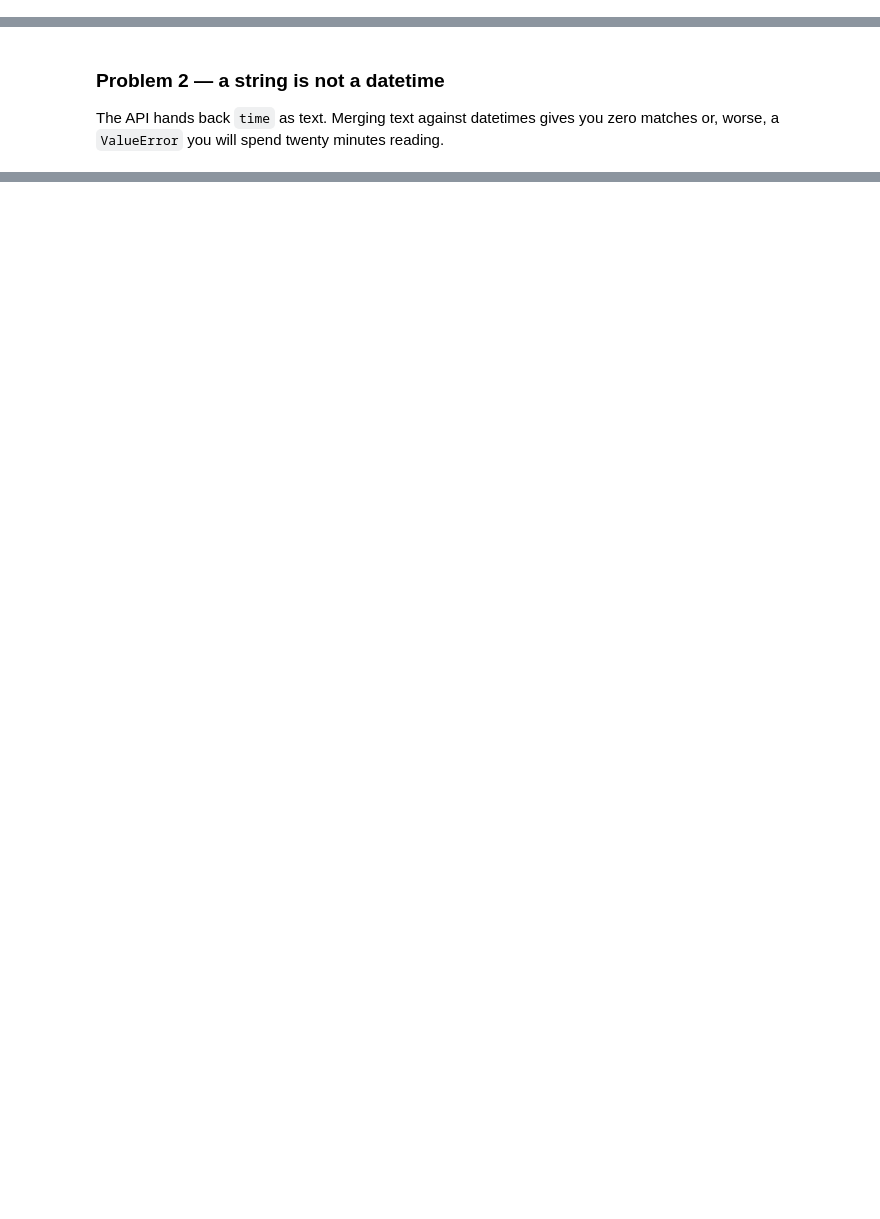
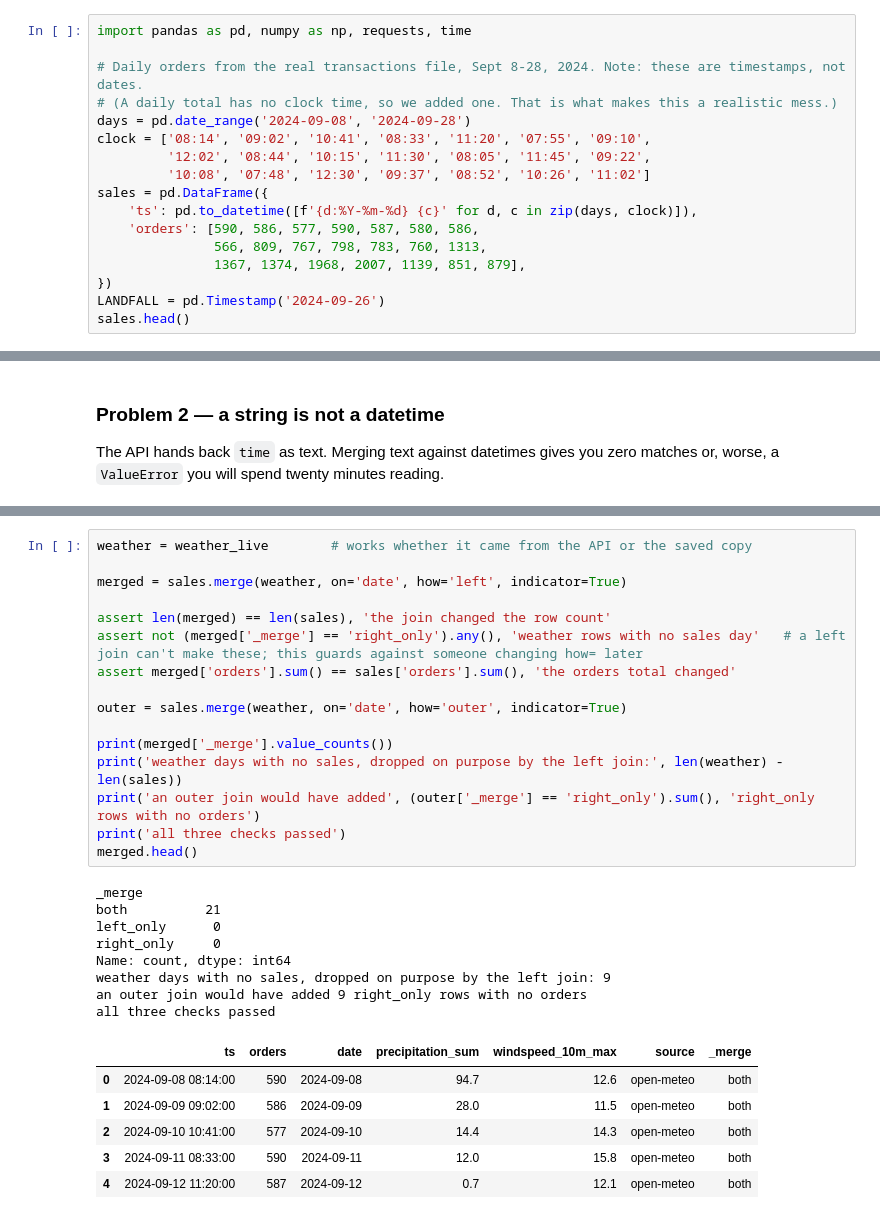
Before and after one commit to simichakravarty16/walmart-hurricane-project, a Jupyter notebook: notebooks/scratch/2026-10-21 — Weather API Join — Studio.ipynb, the cells around one changed output, grey strips where cells are left out. Cells and saved outputs as stored; diff of their text form; blank space fills up the shorter version.

```diff
--- a/notebooks/scratch/2026-10-21 — Weather API Join — Studio.ipynb
+++ b/notebooks/scratch/2026-10-21 — Weather API Join — Studio.ipynb
@@ -41,0 +132,17 @@ sales.head()
+# %%
+import pandas as pd, numpy as np, requests, time
+
+# Daily orders from the real transactions file, Sept 8-28, 2024. Note: these are timestamps, not dates.
+# (A daily total has no clock time, so we added one. That is what makes this a realistic mess.)
+days = pd.date_range('2024-09-08', '2024-09-28')
+clock = ['08:14', '09:02', '10:41', '08:33', '11:20', '07:55', '09:10',
+         '12:02', '08:44', '10:15', '11:30', '08:05', '11:45', '09:22',
+         '10:08', '07:48', '12:30', '09:37', '08:52', '10:26', '11:02']
+sales = pd.DataFrame({
+    'ts': pd.to_datetime([f'{d:%Y-%m-%d} {c}' for d, c in zip(days, clock)]),
+    'orders': [590, 586, 577, 590, 587, 580, 586,
+               566, 809, 767, 798, 783, 760, 1313,
+               1367, 1374, 1968, 2007, 1139, 851, 879],
+})
+LANDFALL = pd.Timestamp('2024-09-26')
+sales.head()
@@ -307,0 +296,31 @@ all sales days preserved: True
+# %%
+weather = weather_live        # works whether it came from the API or the saved copy
+
+merged = sales.merge(weather, on='date', how='left', indicator=True)
+
+assert len(merged) == len(sales), 'the join changed the row count'
+assert not (merged['_merge'] == 'right_only').any(), 'weather rows with no sales day'   # a left join can't make these; this guards against someone changing how= later
+assert merged['orders'].sum() == sales['orders'].sum(), 'the orders total changed'
+
+outer = sales.merge(weather, on='date', how='outer', indicator=True)
+
+print(merged['_merge'].value_counts())
+print('weather days with no sales, dropped on purpose by the left join:', len(weather) - len(sales))
+print('an outer join would have added', (outer['_merge'] == 'right_only').sum(), 'right_only rows with no orders')
+print('all three checks passed')
+merged.head()
+# %% [output]
+_merge
+both          21
+left_only      0
+right_only     0
+Name: count, dtype: int64
+weather days with no sales, dropped on purpose by the left join: 9
+an outer join would have added 9 right_only rows with no orders
+all three checks passed
+|  | ts | orders | date | precipitation_sum | windspeed_10m_max | source | _merge |
+| 0 | 2024-09-08 08:14:00 | 590 | 2024-09-08 | 94.7 | 12.6 | open-meteo | both |
+| 1 | 2024-09-09 09:02:00 | 586 | 2024-09-09 | 28.0 | 11.5 | open-meteo | both |
+| 2 | 2024-09-10 10:41:00 | 577 | 2024-09-10 | 14.4 | 14.3 | open-meteo | both |
+| 3 | 2024-09-11 08:33:00 | 590 | 2024-09-11 | 12.0 | 15.8 | open-meteo | both |
+| 4 | 2024-09-12 11:20:00 | 587 | 2024-09-12 | 0.7 | 12.1 | open-meteo | both |
```
Also changed, not shown: parts of 51 cells of this notebook.
